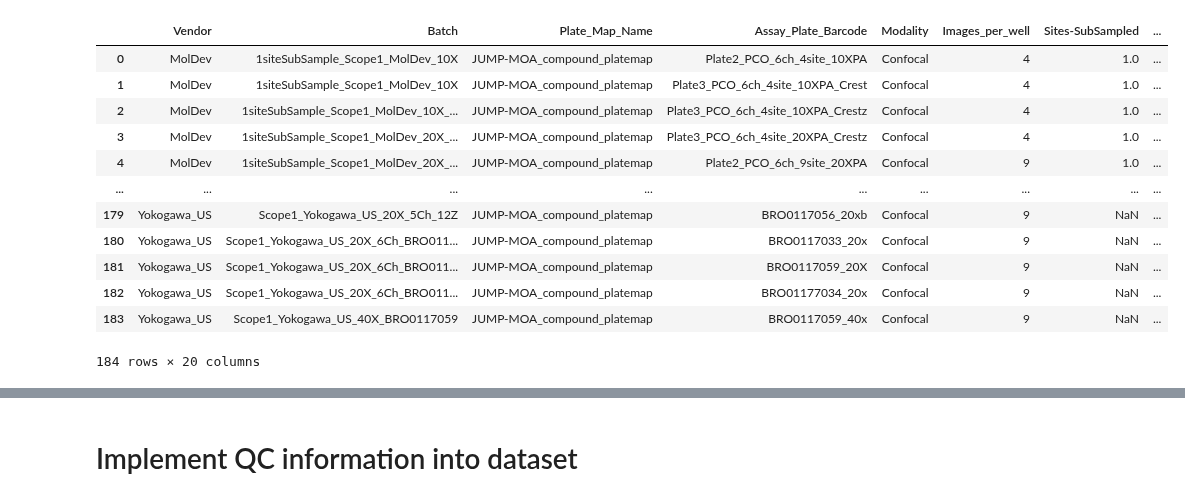
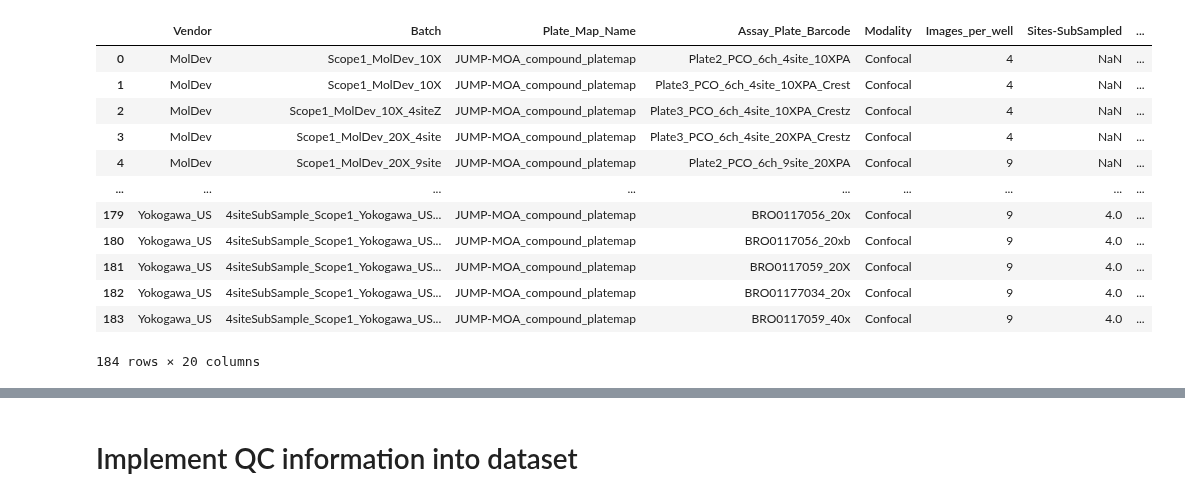
Before and after one commit to jump-cellpainting/jump-scope-analysis, a Jupyter notebook: data-processing.ipynb, the cells around one changed output, grey strips where cells are left out. Saved outputs shown, nothing was run; the diff lists cells and outputs as text; code cells hidden in the pictures.

```diff
--- a/data-processing.ipynb
+++ b/data-processing.ipynb
@@ -8,34 +9,51 @@ import glob
 # %%
-# merge experiment and fov metadata DFs together
+# merge experiment and fov metadata DFs together. Update some fields to the data is present in both DFs
+# This should only have to be run once to collate all the metadata together
 
 fov = pd.read_csv("output/FoV-experiment-metadata.tsv", sep="\t").drop(columns=("Batch")).rename(columns={"FoV_Batch": "Batch"})
 
 orig = pd.read_csv('output/experiment-metadata-updated.csv')
 comb = pd.concat([fov, orig], ignore_index=True)
 comb["sites"] = comb["Sites-SubSampled"]
 comb["sites"].fillna(comb["Images_per_well"], inplace=True)
 comb["sites"] = comb["sites"].astype(int)
 comb["Sites-SubSampled"] = comb["Sites-SubSampled"].astype("Int64")
 # Add dry values for 0.45 and 0.75 apertures
 comb.loc[(comb["aperture"] == 0.45) | (comb["aperture"] == 0.75), "dry-immersion"] = "dry"
 
+# Add aperture information to siteSubSubsampled data
+no_ap = comb[comb["Batch"].str.contains("siteSub")]
+ap = comb[~comb["Batch"].str.contains("siteSub")]
+for i, row in no_ap.iterrows():
+    barcode = row["Assay_Plate_Barcode"]
+    no_ap.loc[i, "aperture"] = ap[ap["Assay_Plate_Barcode"] == barcode]["aperture"].values[0]
+    no_ap.loc[i, "dry-immersion"] = ap[ap["Assay_Plate_Barcode"] == barcode]["dry-immersion"].values[0]
+comb = pd.concat([ap, no_ap])
+
+# Drop remnants of indexes gone by and other old columns
+comb = comb.loc[:,~comb.columns.str.contains("Unnamed:|Anomaly")]
+
+filesize_metadata = pd.read_csv("output/all-profile-metadata-INCLUDING-FILESIZES.csv")
+# Add filesize metadata
+comb = comb.merge(filesize_metadata[["Size_MB", "Size_MB_std", "Batch", "Assay_Plate_Barcode"]], on=["Batch", "Assay_Plate_Barcode"])
+
 # Save df
 comb.to_csv("output/all-profile-metadata.csv", index=False)
 
 # Read new experiment df
 experiment_df = pd.read_csv("output/all-profile-metadata.csv")
 experiment_df
 # %% [output]
 |  | Vendor | Batch | Plate_Map_Name | Assay_Plate_Barcode | Modality | Images_per_well | Sites-SubSampled | ... |
-| 0 | MolDev | 1siteSubSample_Scope1_MolDev_10X | JUMP-MOA_compound_platemap | Plate2_PCO_6ch_4site_10XPA | Confocal | 4 | 1.0 | ... |
-| 1 | MolDev | 1siteSubSample_Scope1_MolDev_10X | JUMP-MOA_compound_platemap | Plate3_PCO_6ch_4site_10XPA_Crest | Confocal | 4 | 1.0 | ... |
-| 2 | MolDev | 1siteSubSample_Scope1_MolDev_10X_... | JUMP-MOA_compound_platemap | Plate3_PCO_6ch_4site_10XPA_Crestz | Confocal | 4 | 1.0 | ... |
-| 3 | MolDev | 1siteSubSample_Scope1_MolDev_20X_... | JUMP-MOA_compound_platemap | Plate3_PCO_6ch_4site_20XPA_Crestz | Confocal | 4 | 1.0 | ... |
-| 4 | MolDev | 1siteSubSample_Scope1_MolDev_20X_... | JUMP-MOA_compound_platemap | Plate2_PCO_6ch_9site_20XPA | Confocal | 9 | 1.0 | ... |
+| 0 | MolDev | Scope1_MolDev_10X | JUMP-MOA_compound_platemap | Plate2_PCO_6ch_4site_10XPA | Confocal | 4 | NaN | ... |
+| 1 | MolDev | Scope1_MolDev_10X | JUMP-MOA_compound_platemap | Plate3_PCO_6ch_4site_10XPA_Crest | Confocal | 4 | NaN | ... |
+| 2 | MolDev | Scope1_MolDev_10X_4siteZ | JUMP-MOA_compound_platemap | Plate3_PCO_6ch_4site_10XPA_Crestz | Confocal | 4 | NaN | ... |
+| 3 | MolDev | Scope1_MolDev_20X_4site | JUMP-MOA_compound_platemap | Plate3_PCO_6ch_4site_20XPA_Crestz | Confocal | 4 | NaN | ... |
+| 4 | MolDev | Scope1_MolDev_20X_9site | JUMP-MOA_compound_platemap | Plate2_PCO_6ch_9site_20XPA | Confocal | 9 | NaN | ... |
 | ... | ... | ... | ... | ... | ... | ... | ... | ... |
-| 179 | Yokogawa_US | Scope1_Yokogawa_US_20X_5Ch_12Z | JUMP-MOA_compound_platemap | BRO0117056_20xb | Confocal | 9 | NaN | ... |
-| 180 | Yokogawa_US | Scope1_Yokogawa_US_20X_6Ch_BRO011... | JUMP-MOA_compound_platemap | BRO0117033_20x | Confocal | 9 | NaN | ... |
-| 181 | Yokogawa_US | Scope1_Yokogawa_US_20X_6Ch_BRO011... | JUMP-MOA_compound_platemap | BRO0117059_20X | Confocal | 9 | NaN | ... |
-| 182 | Yokogawa_US | Scope1_Yokogawa_US_20X_6Ch_BRO011... | JUMP-MOA_compound_platemap | BRO01177034_20x | Confocal | 9 | NaN | ... |
-| 183 | Yokogawa_US | Scope1_Yokogawa_US_40X_BRO0117059 | JUMP-MOA_compound_platemap | BRO0117059_40x | Confocal | 9 | NaN | ... |
+| 179 | Yokogawa_US | 4siteSubSample_Scope1_Yokogawa_US... | JUMP-MOA_compound_platemap | BRO0117056_20x | Confocal | 9 | 4.0 | ... |
+| 180 | Yokogawa_US | 4siteSubSample_Scope1_Yokogawa_US... | JUMP-MOA_compound_platemap | BRO0117056_20xb | Confocal | 9 | 4.0 | ... |
+| 181 | Yokogawa_US | 4siteSubSample_Scope1_Yokogawa_US... | JUMP-MOA_compound_platemap | BRO0117059_20X | Confocal | 9 | 4.0 | ... |
+| 182 | Yokogawa_US | 4siteSubSample_Scope1_Yokogawa_US... | JUMP-MOA_compound_platemap | BRO01177034_20x | Confocal | 9 | 4.0 | ... |
+| 183 | Yokogawa_US | 4siteSubSample_Scope1_Yokogawa_US... | JUMP-MOA_compound_platemap | BRO0117059_40x | Confocal | 9 | 4.0 | ... |
 184 rows × 20 columns
```
Also changed, not shown: parts of 13 cells of this notebook.
